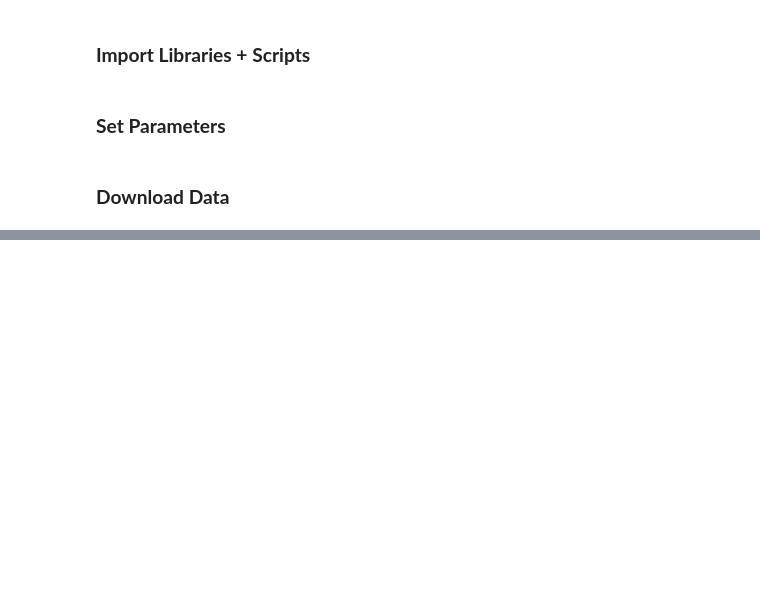
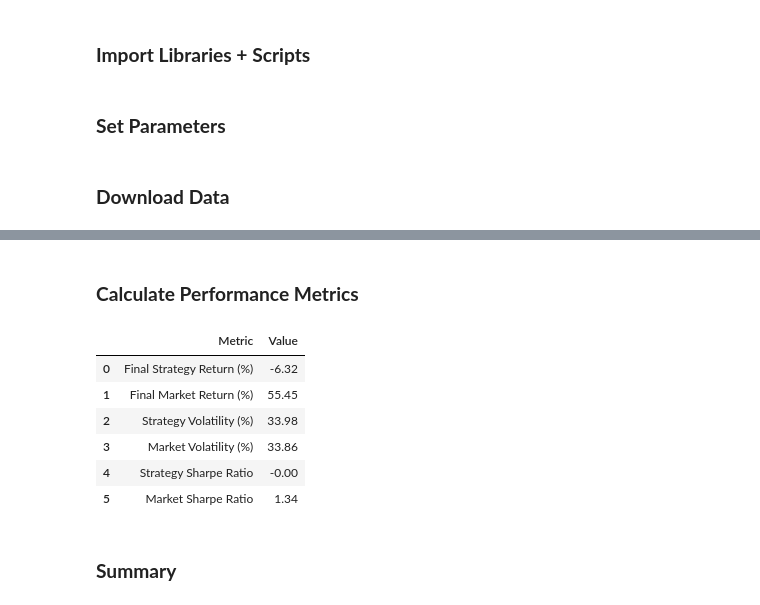
Before and after one commit to tobiassafie/first-year-coding, a Jupyter notebook: finance_models/capstone/Capstone_Backtester.ipynb, the cells around one changed output, grey strips where cells are left out. Saved outputs shown, nothing was run; the diff lists cells and outputs as text; code cells hidden in the pictures; blank space fills up the shorter version.

```diff
--- a/finance_models/capstone/Capstone_Backtester.ipynb
+++ b/finance_models/capstone/Capstone_Backtester.ipynb
@@ -51,0 +216,51 @@ df = df[['High', 'Low', 'Close']].dropna()
+# %% [markdown]
+### **Calculate Performance Metrics**
+# %%
+# Final Cumulative Returns
+final_strategy_return = (df['Cumulative_Strategy'].iloc[-1] - 1) * 100
+final_market_return = (df['Cumulative_Market'].iloc[-1] - 1) * 100
+
+# Volatility (annualized)
+strategy_volatility = np.std(df['Strategy_Returns']) * np.sqrt(252) * 100
+market_volatility = np.std(df['Market_Returns']) * np.sqrt(252) * 100
+
+# Sharpe Ratio (assuming risk-free rate = 0 for simplicity)
+strategy_sharpe = (np.mean(df['Strategy_Returns']) / np.std(df['Strategy_Returns'])) * np.sqrt(252)
+market_sharpe = (np.mean(df['Market_Returns']) / np.std(df['Market_Returns'])) * np.sqrt(252)
+
+# --- Create Performance Metrics Table ---
+
+metrics = {
+    'Metric': [
+        'Final Strategy Return (%)',
+        'Final Market Return (%)',
+        'Strategy Volatility (%)',
+        'Market Volatility (%)',
+        'Strategy Sharpe Ratio',
+        'Market Sharpe Ratio'
+    ],
+    'Value': [
+        round(final_strategy_return, 2),
+        round(final_market_return, 2),
+        round(strategy_volatility, 2),
+        round(market_volatility, 2),
+        round(strategy_sharpe, 2),
+        round(market_sharpe, 2)
+    ]
+}
+
+# Turn into DataFrame
+metrics_df = pd.DataFrame(metrics)
+
+# Display
+metrics_df
+# %% [output]
+|  | Metric | Value |
+| 0 | Final Strategy Return (%) | -6.32 |
+| 1 | Final Market Return (%) | 55.45 |
+| 2 | Strategy Volatility (%) | 33.98 |
+| 3 | Market Volatility (%) | 33.86 |
+| 4 | Strategy Sharpe Ratio | -0.00 |
+| 5 | Market Sharpe Ratio | 1.34 |
+# %% [markdown]
+### **Summary**
```
Also changed, not shown: parts of 13 cells of this notebook.
